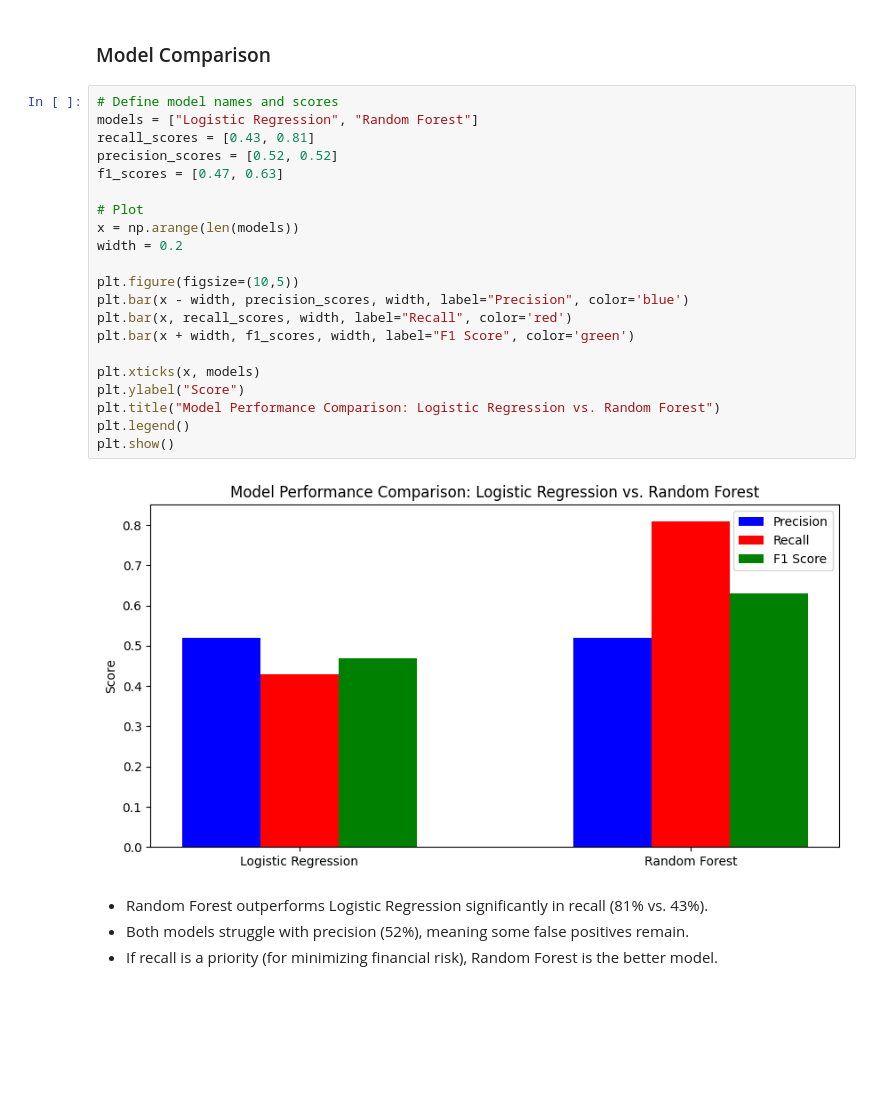
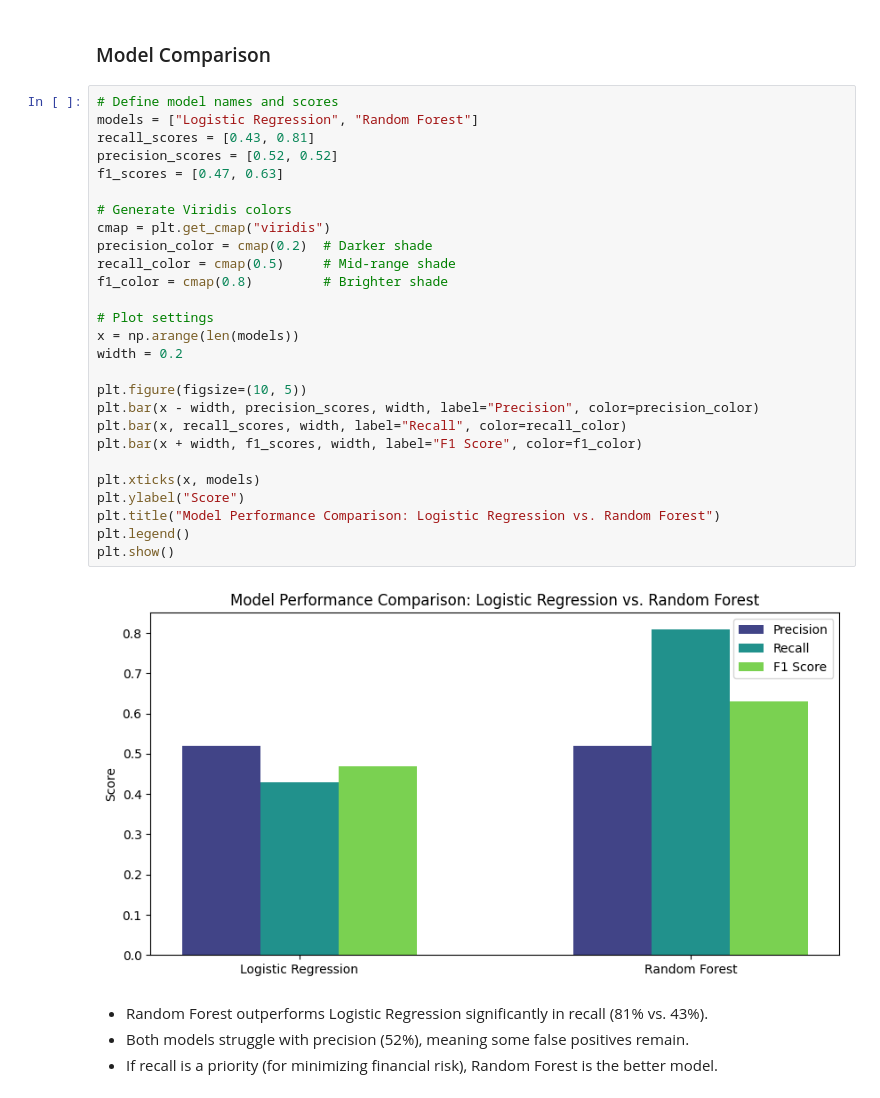
Before and after one commit to PhilipTimothe/Loan-Default-Risk-Analysis, a Jupyter notebook: notebooks/exlporatory_data_analysis.ipynb, the cells around one changed output. Saved outputs shown, nothing was run; the diff lists cells and outputs as text; blank space fills up the shorter version.

```diff
--- a/notebooks/exlporatory_data_analysis.ipynb
+++ b/notebooks/exlporatory_data_analysis.ipynb
@@ -462,26 +472,32 @@ plt.show()
 # %%
 # Define model names and scores
 models = ["Logistic Regression", "Random Forest"]
 recall_scores = [0.43, 0.81]
 precision_scores = [0.52, 0.52]
 f1_scores = [0.47, 0.63]
 
-# Plot
+# Generate Viridis colors
+cmap = plt.get_cmap("viridis")
+precision_color = cmap(0.2)  # Darker shade
+recall_color = cmap(0.5)     # Mid-range shade
+f1_color = cmap(0.8)         # Brighter shade
+
+# Plot settings
 x = np.arange(len(models))
 width = 0.2
 
-plt.figure(figsize=(10,5))
-plt.bar(x - width, precision_scores, width, label="Precision", color='blue')
-plt.bar(x, recall_scores, width, label="Recall", color='red')
-plt.bar(x + width, f1_scores, width, label="F1 Score", color='green')
+plt.figure(figsize=(10, 5))
+plt.bar(x - width, precision_scores, width, label="Precision", color=precision_color)
+plt.bar(x, recall_scores, width, label="Recall", color=recall_color)
+plt.bar(x + width, f1_scores, width, label="F1 Score", color=f1_color)
 
 plt.xticks(x, models)
 plt.ylabel("Score")
 plt.title("Model Performance Comparison: Logistic Regression vs. Random Forest")
 plt.legend()
 plt.show()
 # %% [output]
-[figure, old version]
+[figure, new version]
 # %% [markdown]
 - Random Forest outperforms Logistic Regression significantly in recall (81% vs. 43%).
 - Both models struggle with precision (52%), meaning some false positives remain.
```
Also changed, not shown: parts of 2 cells of this notebook, 1 other file.
